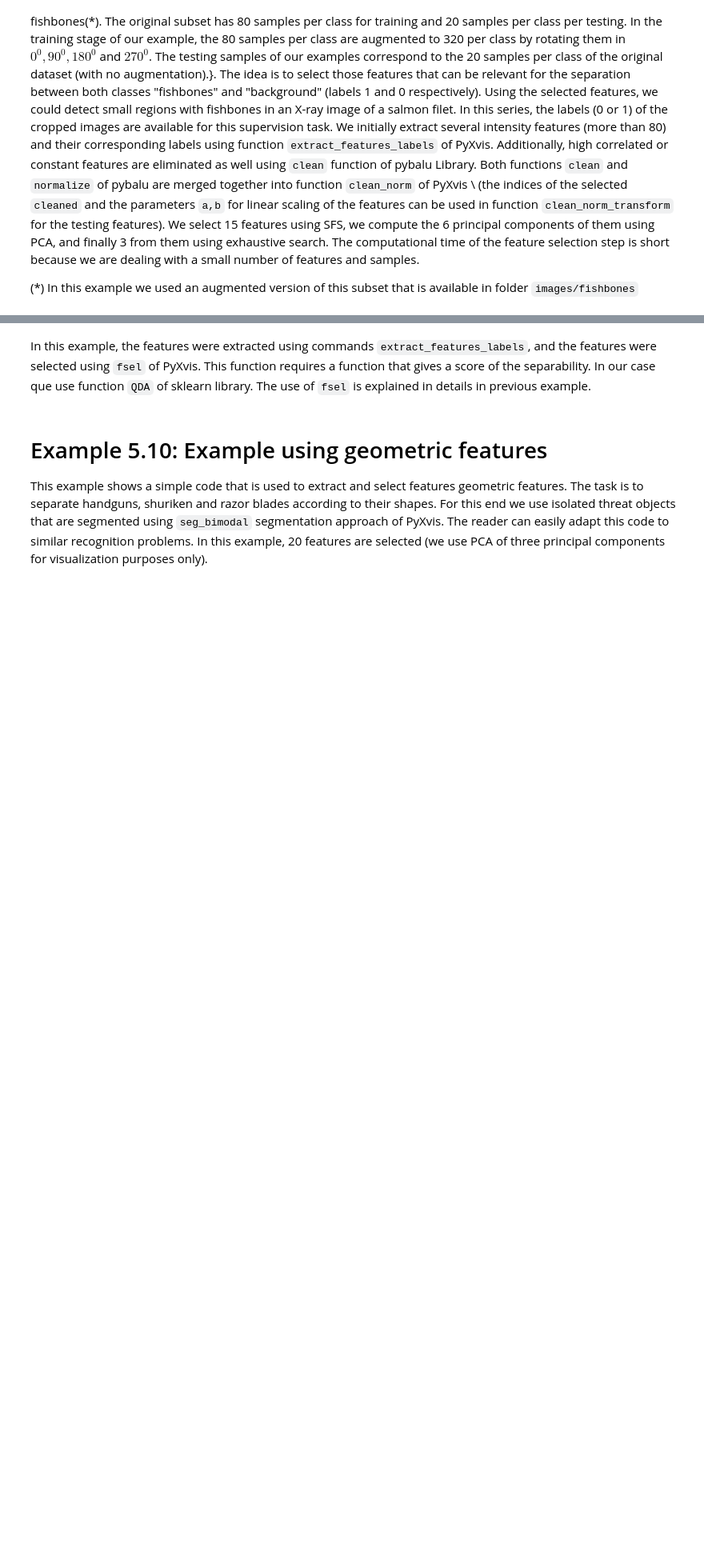
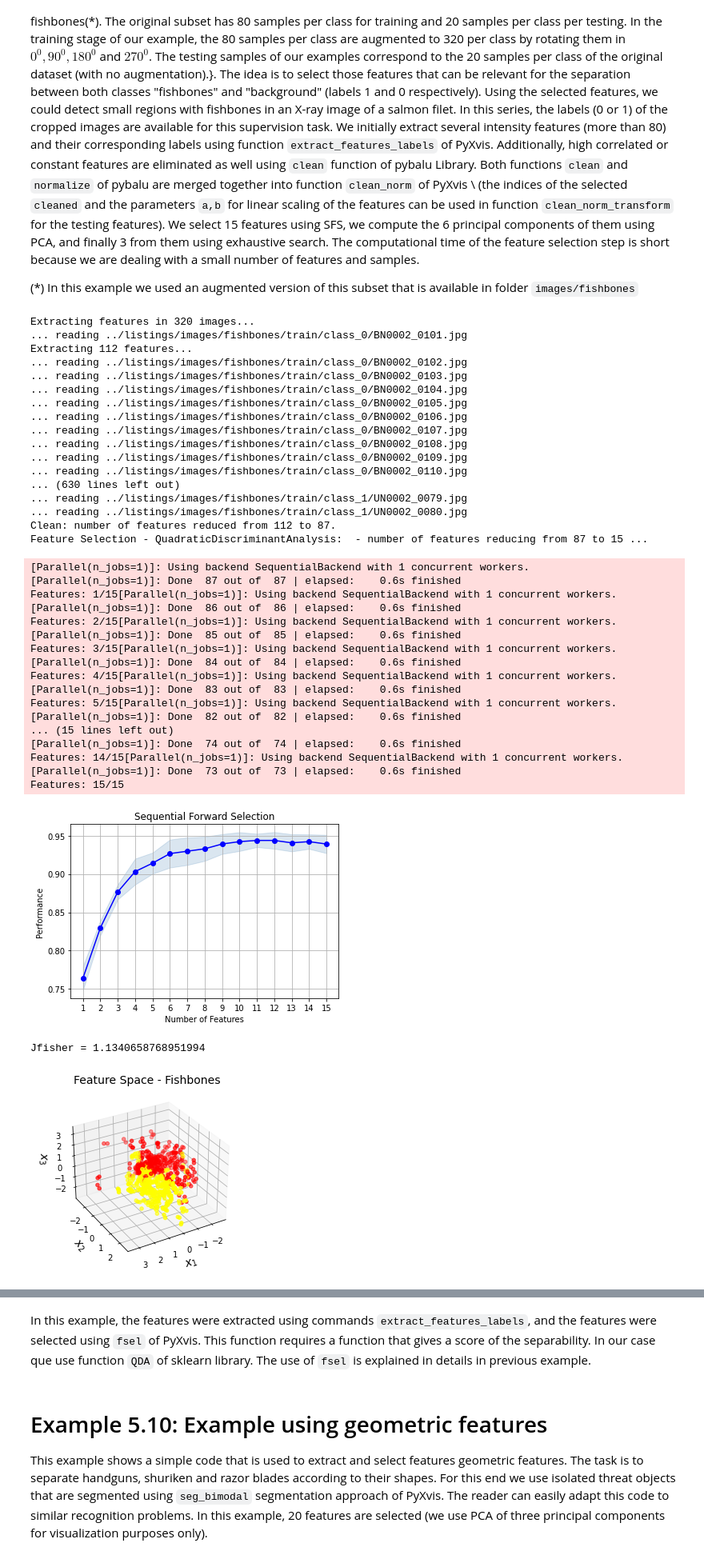
Before and after one commit to computervision-xray-testing/pyxvis, a Jupyter notebook: notebooks/Chapter_05.ipynb, the cells around one changed output, grey strips where cells are left out. Shown at 80% size. Saved outputs shown, nothing was run; the diff lists cells and outputs as text; code cells hidden in the pictures; blank space fills up the shorter version.

```diff
--- a/notebooks/Chapter_05.ipynb
+++ b/notebooks/Chapter_05.ipynb
@@ -458,38 +502,76 @@ In this example, we extract intensity features of small cropped X-ray images (10
 # %%
 import numpy as np
 from pybalu.feature_selection import exsearch
 from pybalu.feature_transformation import pca
 from pybalu.feature_analysis import jfisher
 from pyxvis.features.extraction import extract_features_labels
 from pyxvis.features.selection import fsel, fse_model, clean_norm, clean_norm_transform
 from pyxvis.io.plots import plot_features3, print_confusion
 from sklearn.neighbors import KNeighborsClassifier as KNN
 
 # Training-Data
-path = 'images/fishbones/'
-fx = ['basicint','gabor-ri','lbp-ri','haralick-2','fourier','dct','hog']
-X, d = extract_features_labels(fx,path+'train','jpg')
+path = '../listings/images/fishbones/'
+fx = ['basicint', 'gabor-ri', 'lbp-ri', 'haralick-2', 'fourier', 'dct', 'hog']
+X, d = extract_features_labels(fx, path + 'train', 'jpg')
 X, sclean, a, b = clean_norm(X)
 (name, params) = fse_model('QDA')
-ssfs = fsel([name,params],X,d,15,cv = 5, show = 1)
-X = X[:,ssfs]
+ssfs = fsel([name, params], X, d, 15, cv=5, show=1)
+X = X[:, ssfs]
 Ypca, _, A, Mx, _ = pca(X, n_components=6)
-X = np.concatenate((X,Ypca), axis=1)
-sf = exsearch(X, d, n_features=3 ,method="fisher", show=True)
+X = np.concatenate((X, Ypca), axis=1)
+sf = exsearch(X, d, n_features=3, method="fisher", show=True)
 X = X[:, sf]
-print('Jfisher = ' + str(jfisher(X,d)))
-plot_features3(X,d,'Fishbones')
+print('Jfisher = ' + str(jfisher(X, d)))
+plot_features3(X, d, 'Fishbones')
 
 # Testing-Data
-Xt, dt = extract_features_labels(fx,path+'test','jpg')
-Xt = clean_norm_transform(Xt,sclean,a,b)
+Xt, dt = extract_features_labels(fx, path+'test', 'jpg')
+Xt = clean_norm_transform(Xt, sclean, a, b)
 Xt = Xt[:, ssfs]
 Ytpca = np.matmul(Xt - Mx, A)
 Xt = np.concatenate((Xt, Ytpca), axis=1)
 Xt = Xt[:, sf]
 
 # Classification and Evaluation
 clf = KNN(n_neighbors=5)
 clf.fit(X, d)
 ds = clf.predict(Xt)
-print_confusion(dt,ds)
+print_confusion(dt, ds)
+# %% [output]
+Extracting features in 320 images...
+... reading ../listings/images/fishbones/train/class_0/BN0002_0101.jpg
+Extracting 112 features...
+... reading ../listings/images/fishbones/train/class_0/BN0002_0102.jpg
+... reading ../listings/images/fishbones/train/class_0/BN0002_0103.jpg
+... reading ../listings/images/fishbones/train/class_0/BN0002_0104.jpg
+... reading ../listings/images/fishbones/train/class_0/BN0002_0105.jpg
+... reading ../listings/images/fishbones/train/class_0/BN0002_0106.jpg
+... reading ../listings/images/fishbones/train/class_0/BN0002_0107.jpg
+... reading ../listings/images/fishbones/train/class_0/BN0002_0108.jpg
+... reading ../listings/images/fishbones/train/class_0/BN0002_0109.jpg
+... reading ../listings/images/fishbones/train/class_0/BN0002_0110.jpg
+... (630 lines left out)
+... reading ../listings/images/fishbones/train/class_1/UN0002_0079.jpg
+... reading ../listings/images/fishbones/train/class_1/UN0002_0080.jpg
+Clean: number of features reduced from 112 to 87.
+Feature Selection - QuadraticDiscriminantAnalysis:  - number of features reducing from 87 to 15 ...
+[Parallel(n_jobs=1)]: Using backend SequentialBackend with 1 concurrent workers.
+[Parallel(n_jobs=1)]: Done  87 out of  87 | elapsed:    0.6s finished
+Features: 1/15[Parallel(n_jobs=1)]: Using backend SequentialBackend with 1 concurrent workers.
+[Parallel(n_jobs=1)]: Done  86 out of  86 | elapsed:    0.6s finished
+Features: 2/15[Parallel(n_jobs=1)]: Using backend SequentialBackend with 1 concurrent workers.
+[Parallel(n_jobs=1)]: Done  85 out of  85 | elapsed:    0.6s finished
+Features: 3/15[Parallel(n_jobs=1)]: Using backend SequentialBackend with 1 concurrent workers.
+[Parallel(n_jobs=1)]: Done  84 out of  84 | elapsed:    0.6s finished
+Features: 4/15[Parallel(n_jobs=1)]: Using backend SequentialBackend with 1 concurrent workers.
+[Parallel(n_jobs=1)]: Done  83 out of  83 | elapsed:    0.6s finished
+Features: 5/15[Parallel(n_jobs=1)]: Using backend SequentialBackend with 1 concurrent workers.
+[Parallel(n_jobs=1)]: Done  82 out of  82 | elapsed:    0.6s finished
+... (15 lines left out)
+[Parallel(n_jobs=1)]: Done  74 out of  74 | elapsed:    0.6s finished
+Features: 14/15[Parallel(n_jobs=1)]: Using backend SequentialBackend with 1 concurrent workers.
+[Parallel(n_jobs=1)]: Done  73 out of  73 | elapsed:    0.6s finished
+Features: 15/15
+[figure, added]
+Jfisher = 1.1340658768951994
+[figure, added]
```
Also changed, not shown: parts of 10 cells of this notebook, 1 other file.
